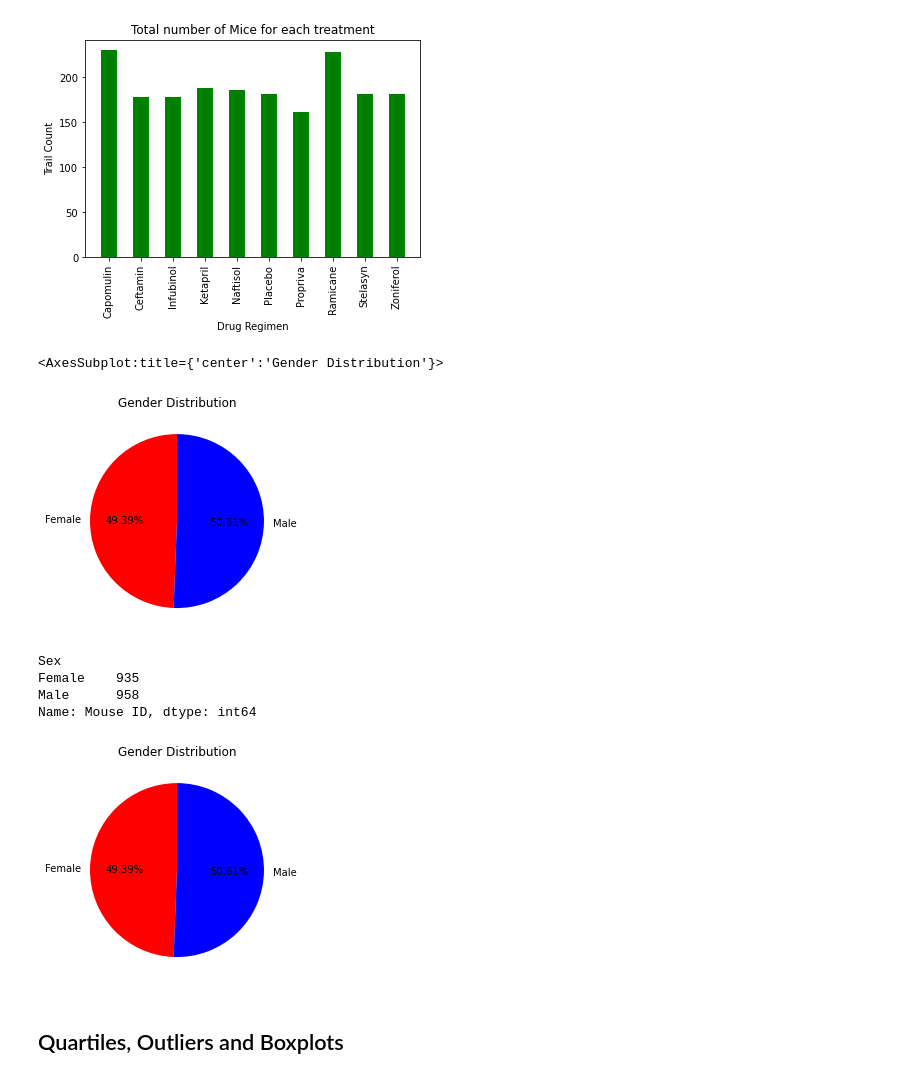
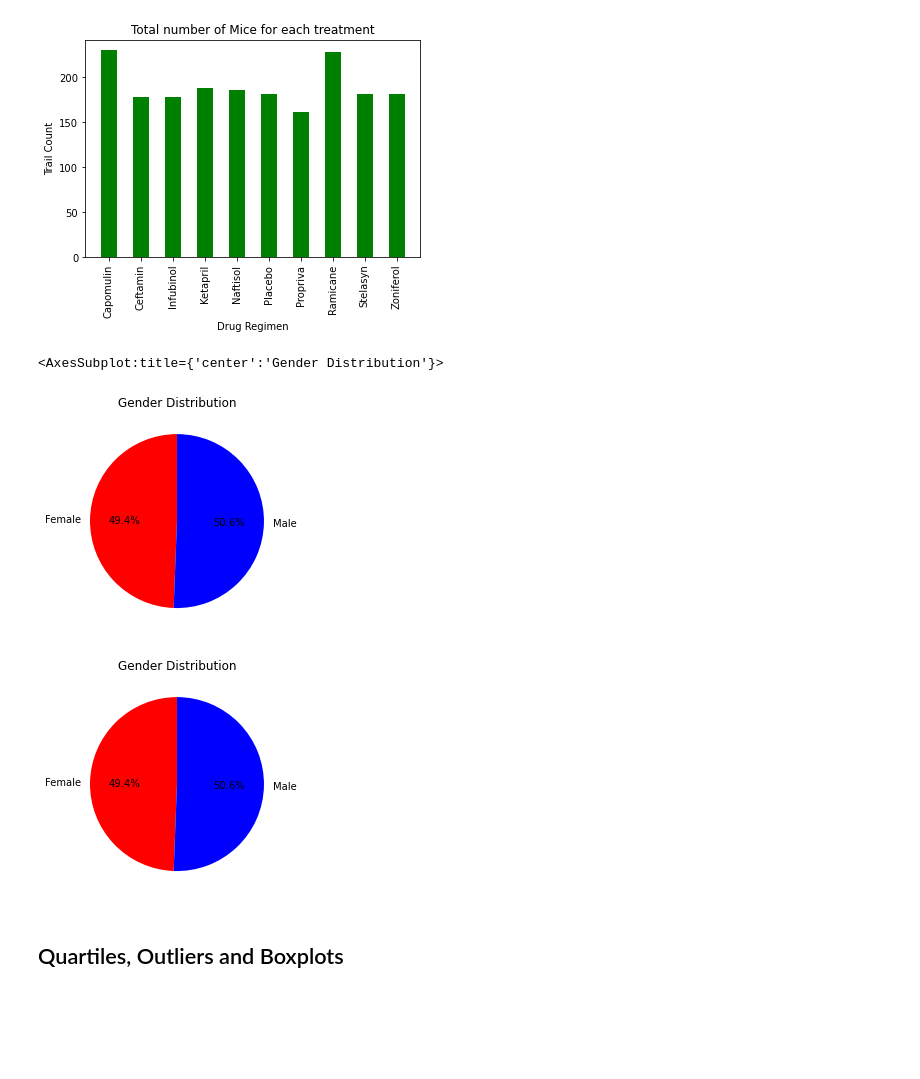
Before and after one commit to foofx88/Python_Matplotlib_Pymaceuticals, a Jupyter notebook: pymaceuticals_starter.ipynb, the cells around one changed output. Cells and saved outputs as stored; diff of their text form; code cells hidden in the pictures; blank space fills up the shorter version.

```diff
--- a/pymaceuticals_starter.ipynb
+++ b/pymaceuticals_starter.ipynb
@@ -168,10 +186,10 @@ plt.show()
 # %%
 # Generate a pie plot showing the distribution of female versus male mice using pandas
 mice_gend = cleaned_mice.groupby(['Sex'])['Mouse ID'].count()
-mice_gend.plot(kind='pie',colors=['red','blue'], startangle=90, autopct = "%.2f%%", ylabel='', title='Gender Distribution')
+mice_gend.plot(kind='pie',colors=['red','blue'], startangle=90, autopct = "%.1f%%", ylabel='', title='Gender Distribution')
 # %% [output]
 <AxesSubplot:title={'center':'Gender Distribution'}>
-[figure, old version]
+[figure, new version]
 # %%
 # Generate a pie plot showing the distribution of female versus male mice using pyplot
 
@@ -180,16 +198,12 @@ labels = ['Female', 'Male']
 colors = ['red','blue']
 
 plt.pie(mice_gender, labels=labels, colors=colors,
-        autopct="%.2f%%", shadow=False, startangle=90)
+        autopct="%.1f%%", shadow=False, startangle=90)
 plt.title('Gender Distribution')
-
-mice_gender
+plt.savefig("images/mice_genderdist.png")
+plt.show()
 # %% [output]
-Sex
-Female    935
-Male      958
-Name: Mouse ID, dtype: int64
-[figure, old version]
+[figure, new version]
 # %% [markdown]
 ## Quartiles, Outliers and Boxplots
 # %%
```
Also changed, not shown: parts of 15 cells of this notebook, 5 other files.
